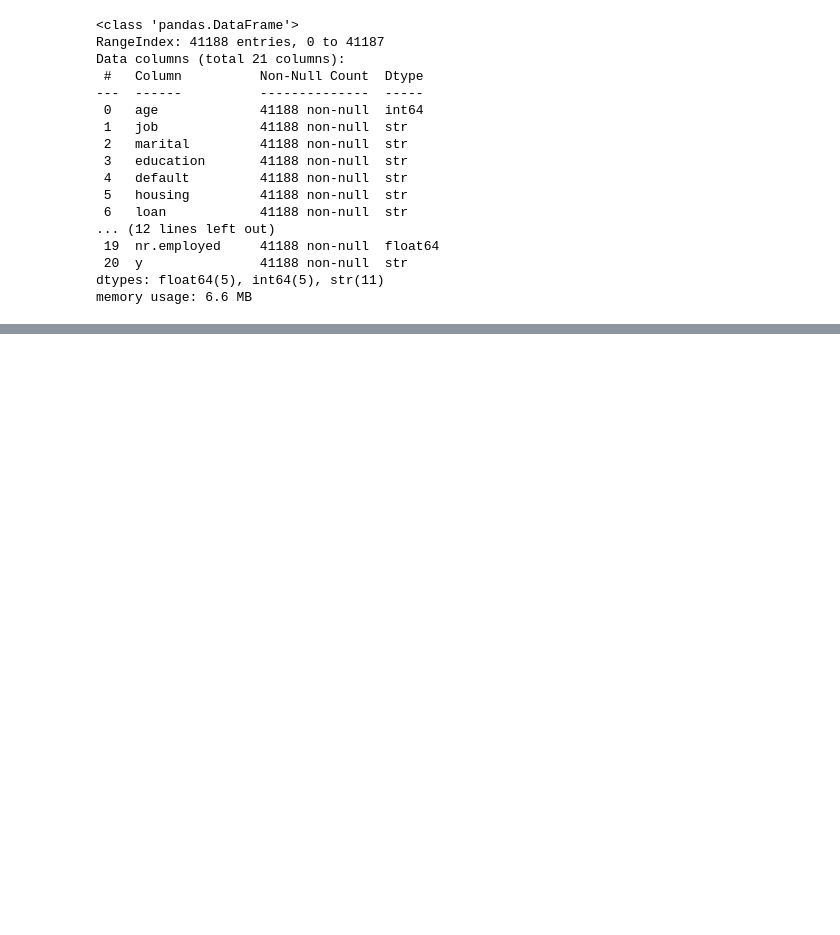
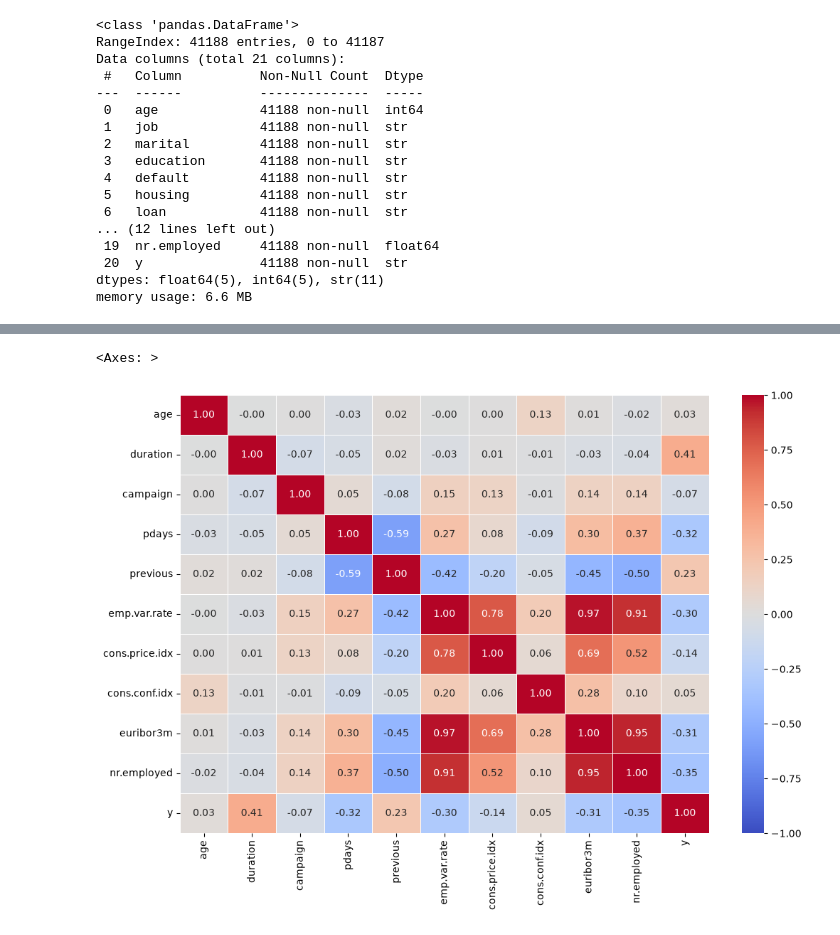
Before and after one commit to Felipeglnd/bank-marketing, a Jupyter notebook: notebooks/01_data-exploration.ipynb, the cells around one changed output, grey strips where cells are left out. Cells and saved outputs as stored; diff of their text form; code cells hidden in the pictures; blank space fills up the shorter version.

Commit message:
Finalização do BU e Análise de Correlação

```diff
--- a/notebooks/01_data-exploration.ipynb
+++ b/notebooks/01_data-exploration.ipynb
@@ -73,0 +203,12 @@ memory usage: 6.6 MB
+# %%
+# Visualizar correlação das variáveis
+print('=== Matriz de Correlação de Pearson ===')
+
+# Selecionando colunas numéricas
+cols_numericas = df.select_dtypes(include=[np.number]).columns
+
+# Calculando a Matriz de Correlação de Pearson
+matriz_corr = df[cols_numericas].corr()
+
+corr_target = matriz_corr['y'].sort_values(ascending=False)
+print(corr_target)
@@ -73,0 +229,15 @@ memory usage: 6.6 MB
+# %%
+# Gerar o Heatmap
+plt.figure(figsize=(12, 8))
+sns.heatmap(
+    matriz_corr,
+    annot=True,
+    fmt='.2f',
+    cmap='coolwarm',
+    vmin=-1,
+    vmax=1,
+    linewidths=0.5
+)
+# %% [output]
+<Axes: >
+[figure, added]
```
Also changed, not shown: parts of 10 cells of this notebook, 2 other files.
